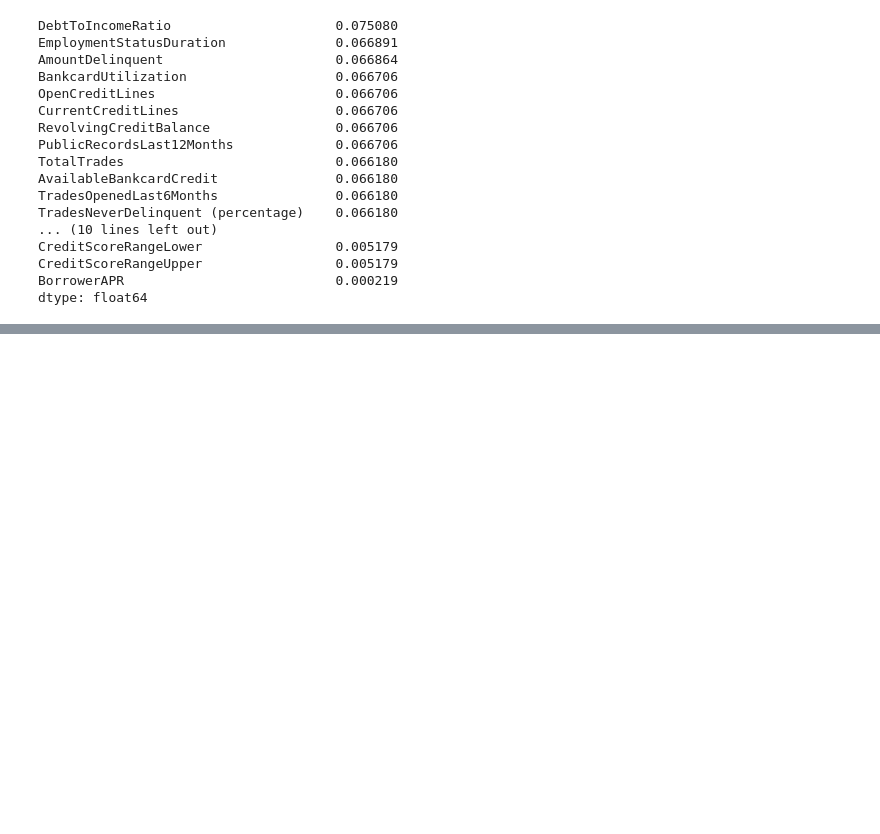
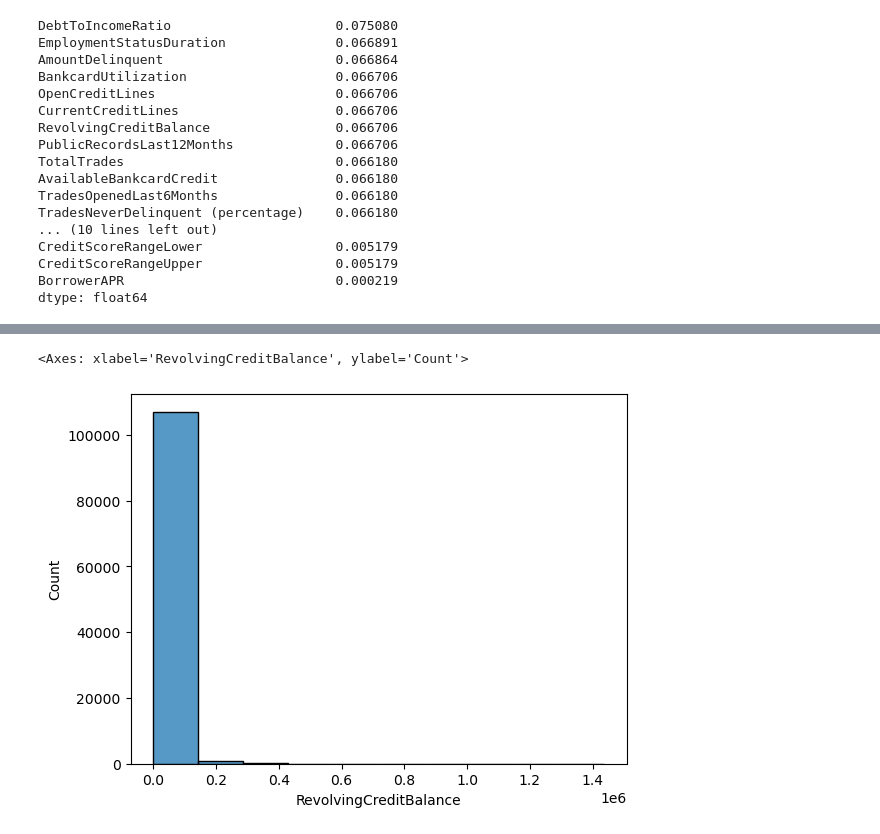
Before and after one commit to hoanganhlinh/MRK-projekt, a Jupyter notebook: Projekt_2.ipynb, the cells around one changed output, grey strips where cells are left out. Saved outputs shown, nothing was run; the diff lists cells and outputs as text; code cells hidden in the pictures; blank space fills up the shorter version.

```diff
--- a/Projekt_2.ipynb
+++ b/Projekt_2.ipynb
@@ -107,0 +254,9 @@ dtype: float64
+# %%
+mean_utilization = df3['BankcardUtilization'].mean()
+# %%
+df3['BankcardUtilization'] = df3['BankcardUtilization'].fillna(value=mean_utilization)
+# %%
+sns.histplot(data=df3,x='RevolvingCreditBalance',bins=10)
+# %% [output]
+<Axes: xlabel='RevolvingCreditBalance', ylabel='Count'>
+[figure, added]
```
Also changed, not shown: parts of 68 cells of this notebook.
